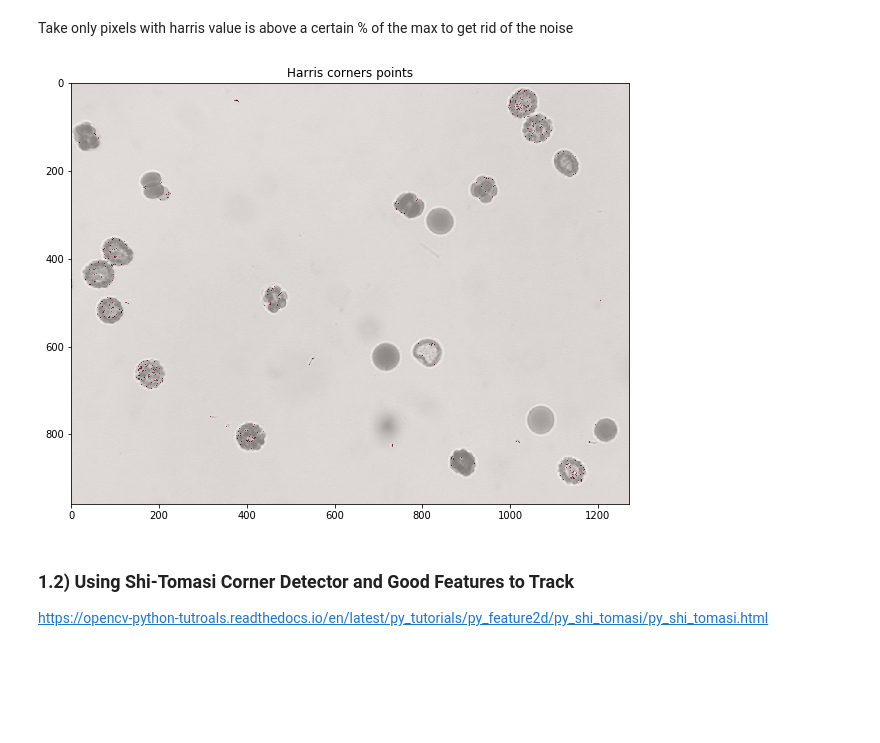
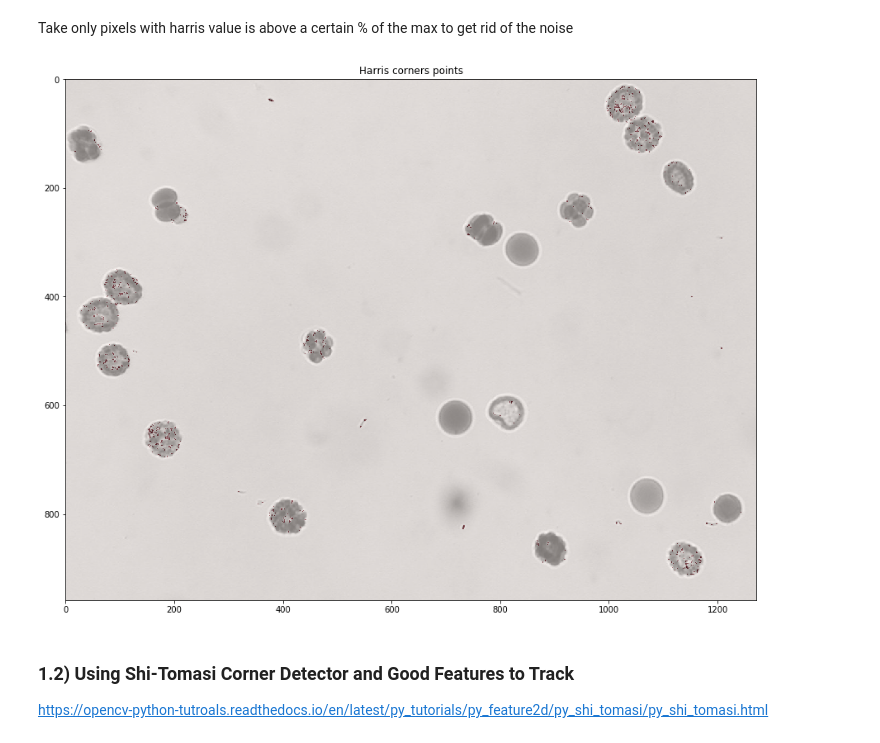
Before and after one commit to UniversalBuilder/Python-and-Microscopy, a Jupyter notebook: Features, detectors and descriptors in OpenCV.ipynb, the cells around one changed output. Drawn from its saved outputs; the diff is of its cells as text; code cells hidden in the pictures; blank space fills up the shorter version.

```diff
--- a/Features, detectors and descriptors in OpenCV.ipynb
+++ b/Features, detectors and descriptors in OpenCV.ipynb
@@ -31,15 +31,15 @@ Take only pixels with harris value is above a certain % of the max to get rid of
 # %%
 harris_img = np.zeros((img.shape[0], img.shape[1]))
 harris_img[harris>0.01*harris.max()] = 1
 
-fig2 = plt.figure(figsize=(10,10))
+fig2 = plt.figure(figsize=(15,15))
 
 fig2.add_subplot(1,1,1)
 plt.imshow(img_gray_float, cmap='gray')
 plt.imshow(harris_img, alpha=0.5, cmap='Reds')
 plt.title('Harris corners points');
 # %% [output]
-[figure, old version]
+[figure, new version]
 # %% [markdown]
 ### 1.2) Using Shi-Tomasi Corner Detector and Good Features to Track
 
```
Also changed, not shown: parts of 8 cells of this notebook.
